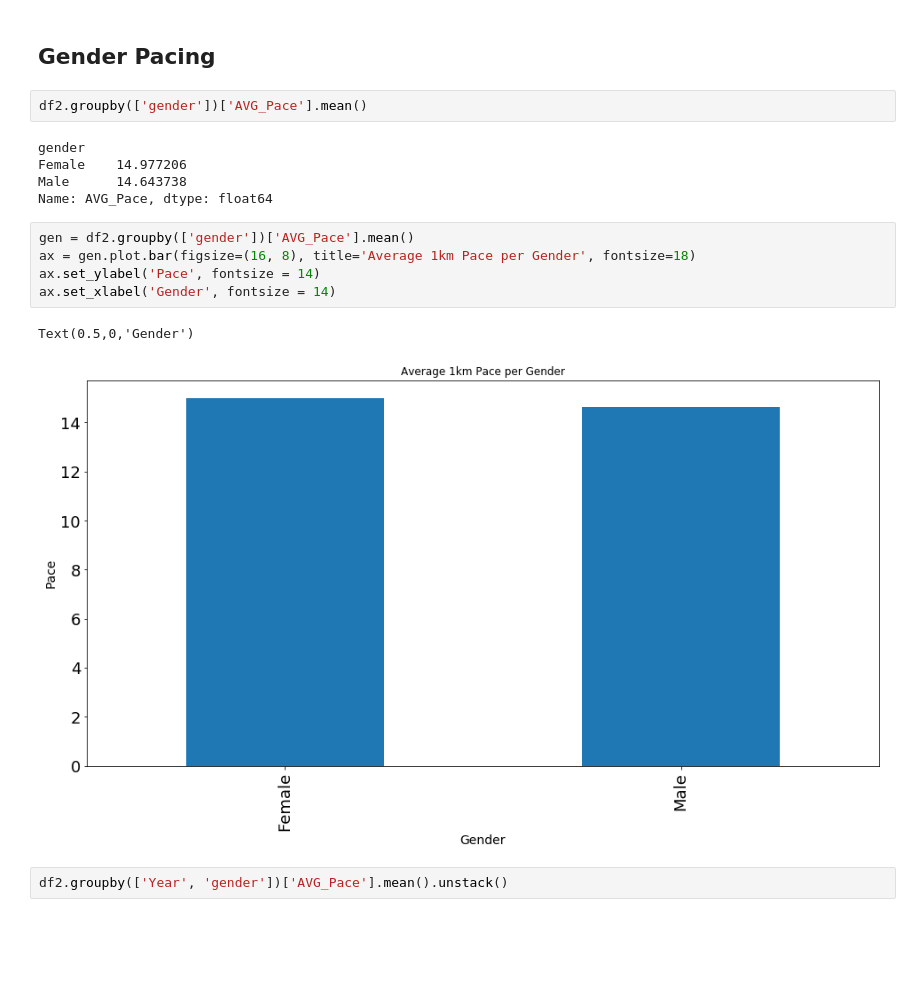
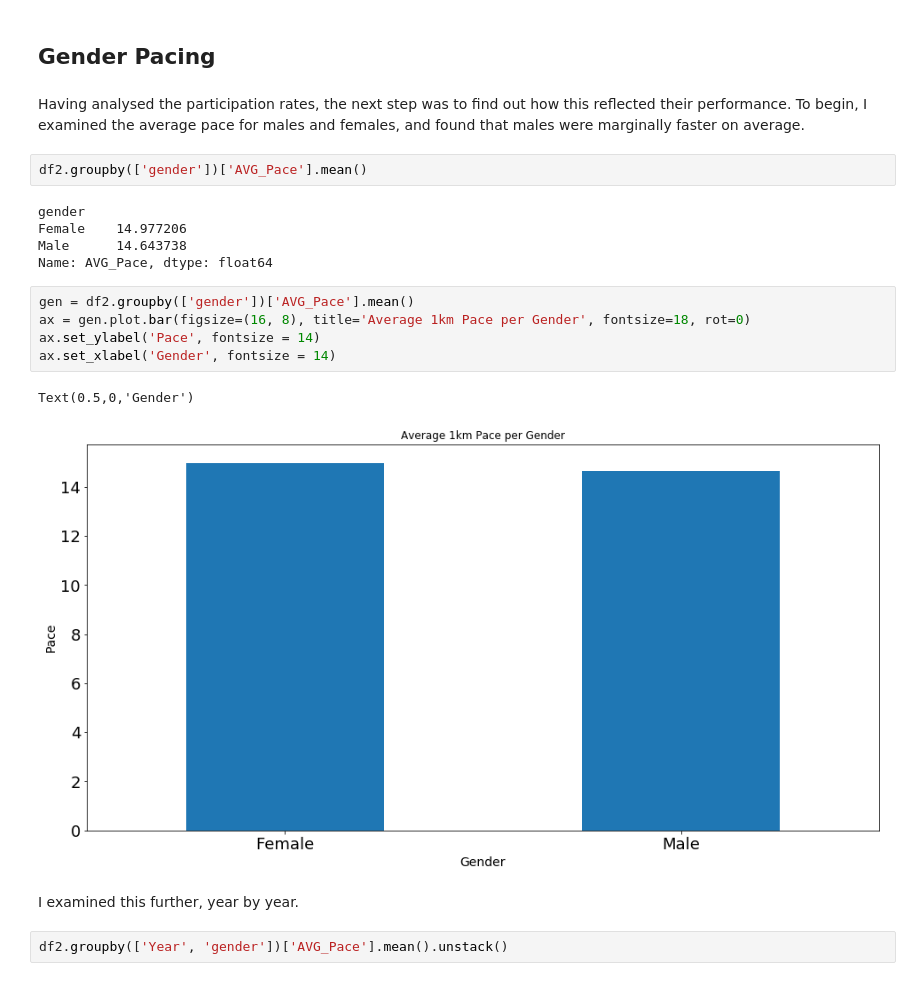
Before and after one commit to CathalMcC15/Analysing_Ultra_Marathons, a Jupyter notebook: PrimaryAnalysis.ipynb, the cells around one changed output. Saved outputs shown, nothing was run; the diff lists cells and outputs as text; blank space fills up the shorter version.

```diff
--- a/PrimaryAnalysis.ipynb
+++ b/PrimaryAnalysis.ipynb
@@ -354,6 +316,8 @@ df2.head()
 | 4 | 4.0 | 2017 | NaN | 7479fb90beffad048c5f772ba1915b4e | Hoka | Male | Senior Men (23-39) | 5.0 | US | ... |
 # %% [markdown]
 ## Gender Pacing
+# %% [markdown]
+Having analysed the participation rates, the next step was to find out how this reflected their performance. To begin, I examined the average pace for males and females, and found that males were marginally faster on average.
 # %%
 df2.groupby(['gender'])['AVG_Pace'].mean()
 # %% [output]
@@ -363,12 +327,14 @@ Male      14.643738
 Name: AVG_Pace, dtype: float64
 # %%
 gen = df2.groupby(['gender'])['AVG_Pace'].mean()
-ax = gen.plot.bar(figsize=(16, 8), title='Average 1km Pace per Gender', fontsize=18)
+ax = gen.plot.bar(figsize=(16, 8), title='Average 1km Pace per Gender', fontsize=18, rot=0)
 ax.set_ylabel('Pace', fontsize = 14)
 ax.set_xlabel('Gender', fontsize = 14)
 # %% [output]
 Text(0.5,0,'Gender')
-[figure, old version]
+[figure, new version]
+# %% [markdown]
+I examined this further, year by year.
 # %%
 df2.groupby(['Year', 'gender'])['AVG_Pace'].mean().unstack()
 # %% [output]
```
Also changed, not shown: parts of 50 cells of this notebook.
